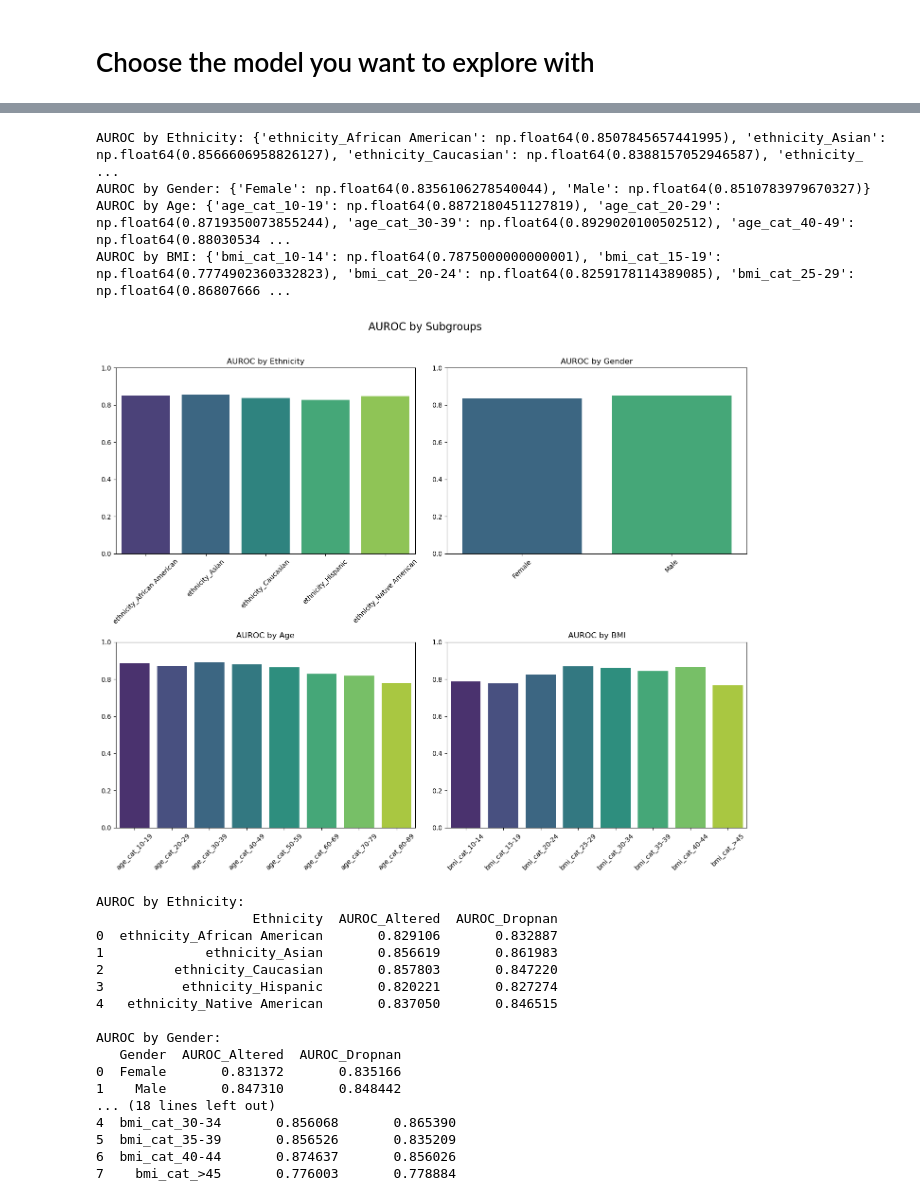
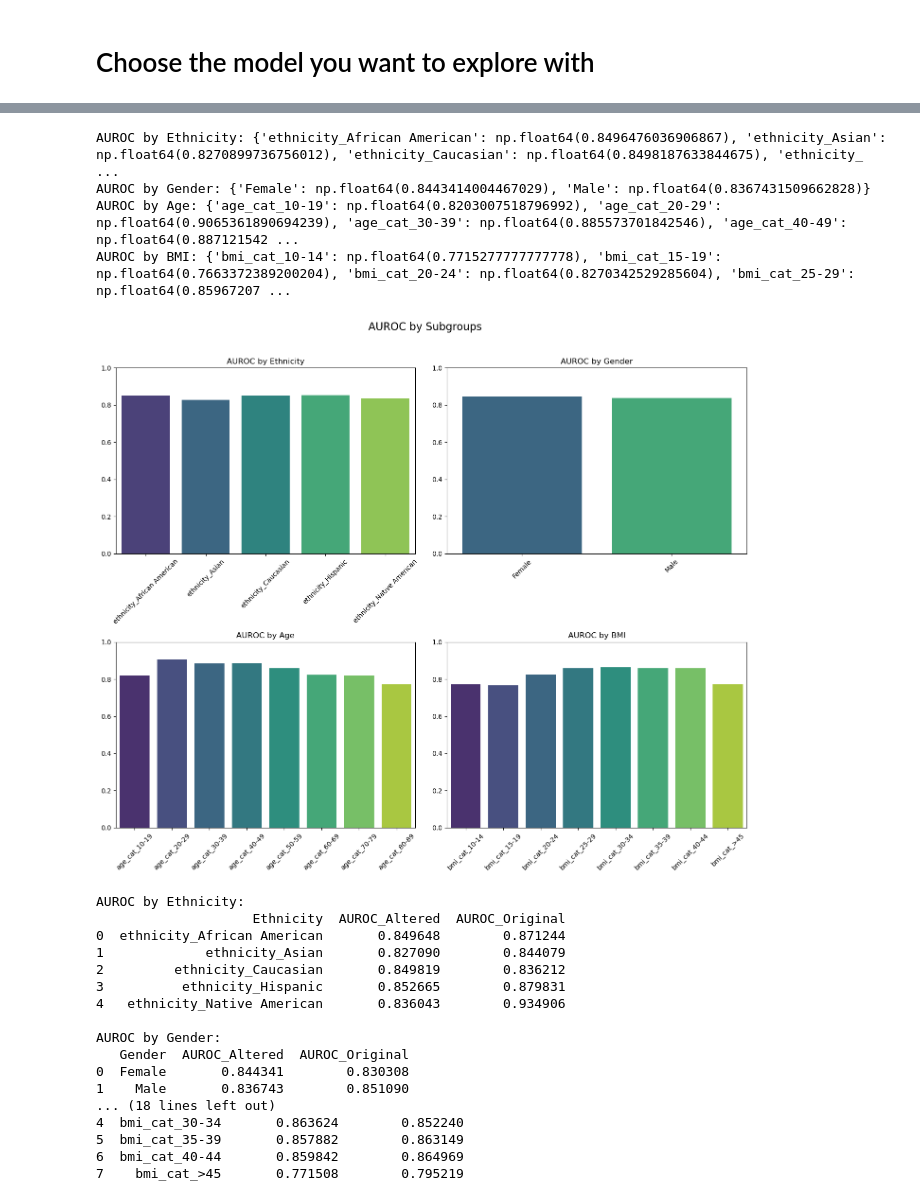
Before and after one commit to Mackenzie-Meni/UF-biasathon-workshop2025, a Jupyter notebook: 3_bias_analysis.ipynb, the cells around one changed output, grey strips where cells are left out. Drawn from its saved outputs; the diff is of its cells as text; code cells hidden in the pictures.

```diff
--- a/3_bias_analysis.ipynb
+++ b/3_bias_analysis.ipynb
@@ -65,4 +161,7 @@ model_of_interest = altered_rf_loaded  # Any model you want to explore
 # %%
+# Choose the model you want to explore
+model_of_interest = altered_rf_loaded  # Any model you want to explore
+data = data_altered_complete
 
 # Same helper function for ethnicity / age / BMI
 def calculate_auroc_by_group(data, group_columns, model, X_test, y_test):
@@ -171,54 +270,65 @@ sns.barplot(
 )
 axes[0, 1].set_title('AUROC by Gender')
 axes[0, 1].set_ylim(0, 1)
 axes[0, 1].tick_params(axis='x', rotation=45)
 
 # 3) Age
 sns.barplot(
     ax=axes[1, 0],
     x=list(auroc_by_age.keys()),
     y=list(auroc_by_age.values()),
     palette='viridis'
 )
 axes[1, 0].set_title('AUROC by Age')
 axes[1, 0].set_ylim(0, 1)
 axes[1, 0].tick_params(axis='x', rotation=45)
 
 # 4) BMI
 sns.barplot(
     ax=axes[1, 1],
     x=list(auroc_by_bmi.keys()),
     y=list(auroc_by_bmi.values()),
     palette='viridis'
 )
 axes[1, 1].set_title('AUROC by BMI')
 axes[1, 1].set_ylim(0, 1)
 axes[1, 1].tick_params(axis='x', rotation=45)
 
 plt.tight_layout(rect=[0, 0, 1, 0.96])
 plt.show()
 # %% [output]
-AUROC by Ethnicity: {'ethnicity_African American': np.float64(0.8507845657441995), 'ethnicity_Asian': np.float64(0.8566606958826127), 'ethnicity_Caucasian': np.float64(0.8388157052946587), 'ethnicity_ ...
-AUROC by Gender: {'Female': np.float64(0.8356106278540044), 'Male': np.float64(0.8510783979670327)}
-AUROC by Age: {'age_cat_10-19': np.float64(0.8872180451127819), 'age_cat_20-29': np.float64(0.8719350073855244), 'age_cat_30-39': np.float64(0.8929020100502512), 'age_cat_40-49': np.float64(0.88030534 ...
-AUROC by BMI: {'bmi_cat_10-14': np.float64(0.7875000000000001), 'bmi_cat_15-19': np.float64(0.7774902360332823), 'bmi_cat_20-24': np.float64(0.8259178114389085), 'bmi_cat_25-29': np.float64(0.86807666 ...
+AUROC by Ethnicity: {'ethnicity_African American': np.float64(0.8496476036906867), 'ethnicity_Asian': np.float64(0.8270899736756012), 'ethnicity_Caucasian': np.float64(0.8498187633844675), 'ethnicity_ ...
+AUROC by Gender: {'Female': np.float64(0.8443414004467029), 'Male': np.float64(0.8367431509662828)}
+AUROC by Age: {'age_cat_10-19': np.float64(0.8203007518796992), 'age_cat_20-29': np.float64(0.9065361890694239), 'age_cat_30-39': np.float64(0.885573701842546), 'age_cat_40-49': np.float64(0.887121542 ...
+AUROC by BMI: {'bmi_cat_10-14': np.float64(0.7715277777777778), 'bmi_cat_15-19': np.float64(0.7663372389200204), 'bmi_cat_20-24': np.float64(0.8270342529285604), 'bmi_cat_25-29': np.float64(0.85967207 ...
-[figure, old version]
+[figure, new version]
 # %%
 import pandas as pd
 
+# Loading original dataset
+original_data = pd.read_csv('../preprocessed_data.csv')
 
+# Drop the 'gender_M' and 'ethnicity_Other' columns
+original_data = original_data.drop(columns=['gender_M', 'ethnicity_Other/Unknown'])
 
-# Calculate AUROC for  origil data
-auroc_by_ethnicity_dropnan = calculate_auroc_by_group(
+# Define your features and target variable
+X = original_data.drop('hospital_death', axis=1)  # Features
+y = original_data['hospital_death']               # Target variable
+
+# Perform the train-test split
+X_train, X_test, y_train, y_test = train_test_split(X, y, test_size=0.2, random_state=42)
+
+# Calculate AUROC for  original data
+auroc_by_ethnicity_original = calculate_auroc_by_group(
     original_data, ethnicity_columns, original_rf_loaded, X_test, y_test
 )
-auroc_by_gender_dropnan = calculate_auroc_for_gender(
+auroc_by_gender_original = calculate_auroc_for_gender(
     original_rf_loaded, X_test, y_test, gender_column='gender_F'
 )
-auroc_by_age_dropnan = calculate_auroc_by_group(
+auroc_by_age_original = calculate_auroc_by_group(
     original_data, age_columns, original_rf_loaded, X_test, y_test
 )
-auroc_by_bmi_dropnan = calculate_auroc_by_group(
+auroc_by_bmi_original = calculate_auroc_by_group(
     original_data, bmi_columns, original_rf_loaded, X_test, y_test
 )
 
@@ -226,25 +336,25 @@ auroc_by_bmi_dropnan = calculate_auroc_by_group(
 ethnicity_df = pd.DataFrame({
     'Ethnicity': list(auroc_by_ethnicity.keys()),
     'AUROC_Altered': list(auroc_by_ethnicity.values()),
-    'AUROC_Dropnan': list(auroc_by_ethnicity_dropnan.values())
+    'AUROC_Original': list(auroc_by_ethnicity_original.values())
 })
 
 gender_df = pd.DataFrame({
     'Gender': list(auroc_by_gender.keys()),
     'AUROC_Altered': list(auroc_by_gender.values()),
-    'AUROC_Dropnan': list(auroc_by_gender_dropnan.values())
+    'AUROC_Original': list(auroc_by_gender_original.values())
 })
 
 age_df = pd.DataFrame({
     'Age': list(auroc_by_age.keys()),
     'AUROC_Altered': list(auroc_by_age.values()),
-    'AUROC_Dropnan': list(auroc_by_age_dropnan.values())
+    'AUROC_Original': list(auroc_by_age_original.values())
 })
 
 bmi_df = pd.DataFrame({
     'BMI': list(auroc_by_bmi.keys()),
     'AUROC_Altered': list(auroc_by_bmi.values()),
-    'AUROC_Dropnan': list(auroc_by_bmi_dropnan.values())
+    'AUROC_Original': list(auroc_by_bmi_original.values())
 })
 
 # Display the DataFrames
@@ -261,22 +371,22 @@ print("\nAUROC by BMI:")
 print(bmi_df)
 # %% [output]
 AUROC by Ethnicity:
-                    Ethnicity  AUROC_Altered  AUROC_Dropnan
-0  ethnicity_African American       0.829106       0.832887
-1             ethnicity_Asian       0.856619       0.861983
-2         ethnicity_Caucasian       0.857803       0.847220
-3          ethnicity_Hispanic       0.820221       0.827274
-4   ethnicity_Native American       0.837050       0.846515
+                    Ethnicity  AUROC_Altered  AUROC_Original
+0  ethnicity_African American       0.849648        0.871244
+1             ethnicity_Asian       0.827090        0.844079
+2         ethnicity_Caucasian       0.849819        0.836212
+3          ethnicity_Hispanic       0.852665        0.879831
+4   ethnicity_Native American       0.836043        0.934906
 
 AUROC by Gender:
-   Gender  AUROC_Altered  AUROC_Dropnan
-0  Female       0.831372       0.835166
-1    Male       0.847310       0.848442
+   Gender  AUROC_Altered  AUROC_Original
+0  Female       0.844341        0.830308
+1    Male       0.836743        0.851090
 ... (18 lines left out)
-4  bmi_cat_30-34       0.856068       0.865390
-5  bmi_cat_35-39       0.856526       0.835209
-6  bmi_cat_40-44       0.874637       0.856026
-7    bmi_cat_>45       0.776003       0.778884
+4  bmi_cat_30-34       0.863624        0.852240
+5  bmi_cat_35-39       0.857882        0.863149
+6  bmi_cat_40-44       0.859842        0.864969
+7    bmi_cat_>45       0.771508        0.795219
 # %%
 import matplotlib.pyplot as plt
 import seaborn as sns
```
Also changed, not shown: parts of 9 cells of this notebook.
